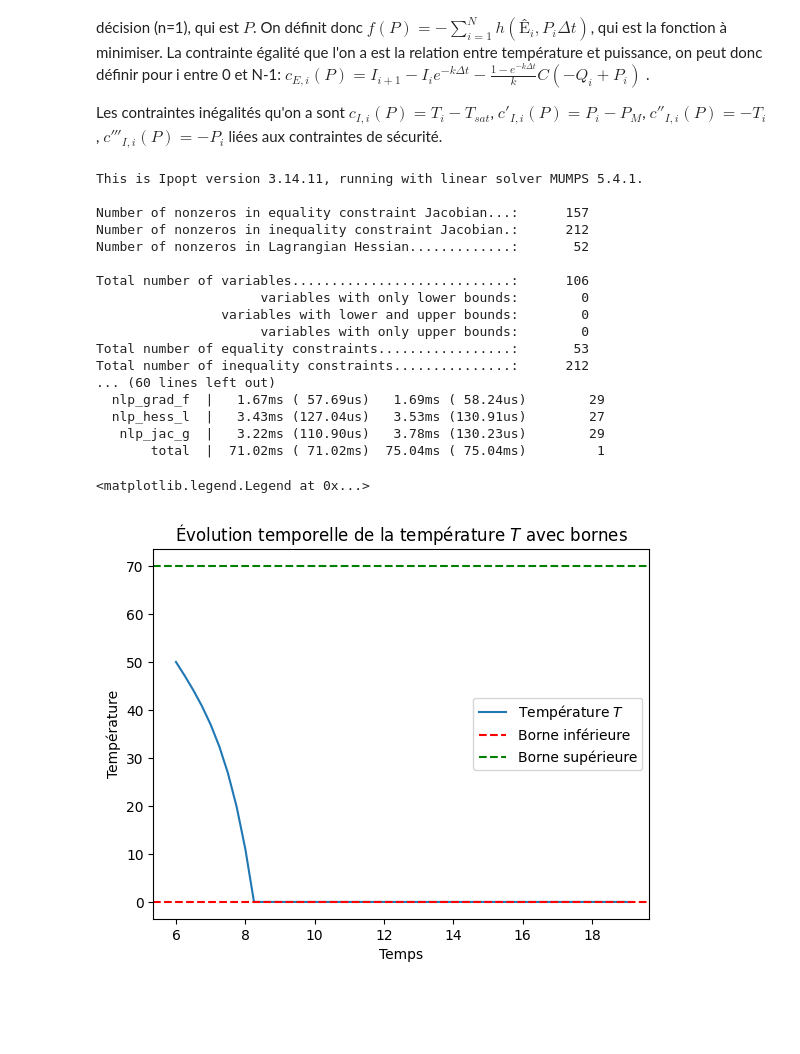
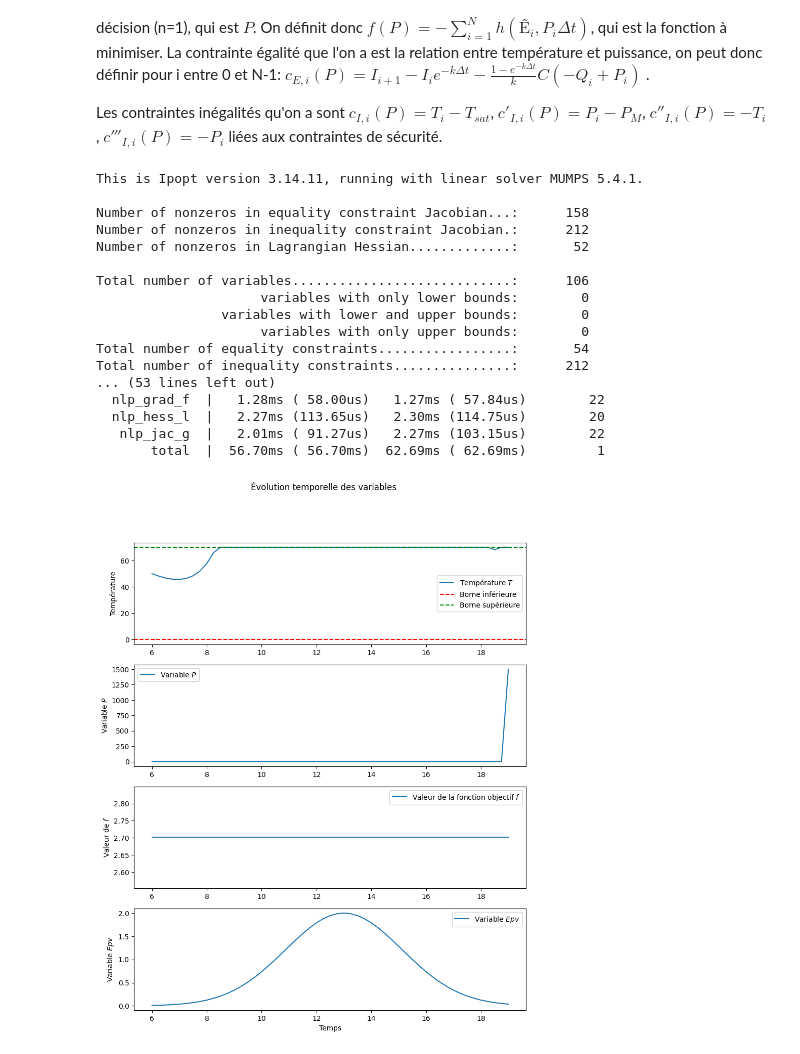
Before and after one commit to ofondeur/opti_projet, a Jupyter notebook: rendu.ipynb, the cells around one changed output. Saved outputs shown, nothing was run; the diff lists cells and outputs as text; code cells hidden in the pictures; blank space fills up the shorter version.

Commit message:
apparition 4 graphs

```diff
--- a/rendu.ipynb
+++ b/rendu.ipynb
@@ -74,53 +74,75 @@ for i in range(N-1):
 
 opti_cons.minimize(f)
 for i in range(N-1):
-    opti_cons.subject_to(T[i+1]==T[i]*np.exp(-k*pas)+((1-np.exp(-k*pas))/k)*C*(Q[i]-P[i]))
+    opti_cons.subject_to(T[i+1]==T[i]*np.exp(-k*pas)+((1-np.exp(-k*pas))/k)*C*(-Q[i]+P[i]))
 
 for i in range (N):
     opti_cons.subject_to(P[i]-Pm<=0)
     opti_cons.subject_to(-P[i]<=0)
     opti_cons.subject_to(T[i]-Tsat<=0)
     opti_cons.subject_to(-T[i]<=0)
 
-#opti_cons.subject_to(T[N-1] == Tsat)
+opti_cons.subject_to(T[N-1] == Tsat)
 
 opti_cons.set_initial(T,Tin)
 opti_cons.solver('ipopt')
 sol = opti_cons.solve()
 T_values = sol.value(T)
+f_value = sol.value(f)
+P_values = sol.value(P)
 
 # Créer un tableau de temps
 temps = np.arange(t0, tf+pas, pas)
 
+temps = np.arange(t0, tf+pas, pas)
+
+# Créer une figure et des sous-graphiques
+fig, axs = plt.subplots(4, 1, figsize=(10, 12))
+
 # Tracer l'évolution temporelle de T
-plt.plot(temps, T_values, label='Température $T$')
+axs[0].plot(temps, T_values, label='Température $T$')
+axs[0].axhline(0, color='r', linestyle='--', label='Borne inférieure')
+axs[0].axhline(Tsat, color='g', linestyle='--', label='Borne supérieure')
+axs[0].set_ylabel('Température')
+axs[0].legend()
 
-# Tracer les bornes 0 et Tsat
-plt.axhline(0, color='r', linestyle='--', label='Borne inférieure')
-plt.axhline(Tsat, color='g', linestyle='--', label='Borne supérieure')
+# Tracer l'évolution temporelle de P
+axs[1].plot(temps, P_values, label='Variable $P$')
+axs[1].set_ylabel('Variable $P$')
+axs[1].legend()
 
-# Étiquettes et légendes
-plt.xlabel('Temps (h)')
-plt.ylabel('Température (celcius)')
-plt.title('Évolution temporelle de la température $T$ avec bornes')
-plt.legend()
+# Tracer l'évolution temporelle de f
+axs[2].plot(temps, -f_value * np.ones_like(temps), label='Evolution de l énergie autoconsommée')
+axs[2].set_ylabel('Energie autoconsommée')
+axs[2].legend()
+
+# Tracer l'évolution temporelle de Epv
+axs[3].plot(temps, Epv, label='Variable $Epv$')
+axs[3].set_ylabel('Variable $Epv$')
+axs[3].set_xlabel('Temps')
+axs[3].legend()
+
+# Titre global
+plt.suptitle('Évolution temporelle des variables')
+
+# Afficher les graphiques
+plt.show()
 # %% [output]
 This is Ipopt version 3.14.11, running with linear solver MUMPS 5.4.1.
 
-Number of nonzeros in equality constraint Jacobian...:      157
+Number of nonzeros in equality constraint Jacobian...:      158
 Number of nonzeros in inequality constraint Jacobian.:      212
 Number of nonzeros in Lagrangian Hessian.............:       52
 
 Total number of variables............................:      106
                      variables with only lower bounds:        0
                 variables with lower and upper bounds:        0
                      variables with only upper bounds:        0
-Total number of equality constraints.................:       53
+Total number of equality constraints.................:       54
 Total number of inequality constraints...............:      212
-... (60 lines left out)
-  nlp_grad_f  |   1.67ms ( 57.69us)   1.69ms ( 58.24us)        29
-  nlp_hess_l  |   3.43ms (127.04us)   3.53ms (130.91us)        27
-   nlp_jac_g  |   3.22ms (110.90us)   3.78ms (130.23us)        29
-       total  |  71.02ms ( 71.02ms)  75.04ms ( 75.04ms)         1
+... (53 lines left out)
+  nlp_grad_f  |   1.28ms ( 58.00us)   1.27ms ( 57.84us)        22
+  nlp_hess_l  |   2.27ms (113.65us)   2.30ms (114.75us)        20
+   nlp_jac_g  |   2.01ms ( 91.27us)   2.27ms (103.15us)        22
+       total  |  56.70ms ( 56.70ms)  62.69ms ( 62.69ms)         1
-<matplotlib.legend.Legend at 0x...>
-[figure, old version]
+[figure, new version]
```
